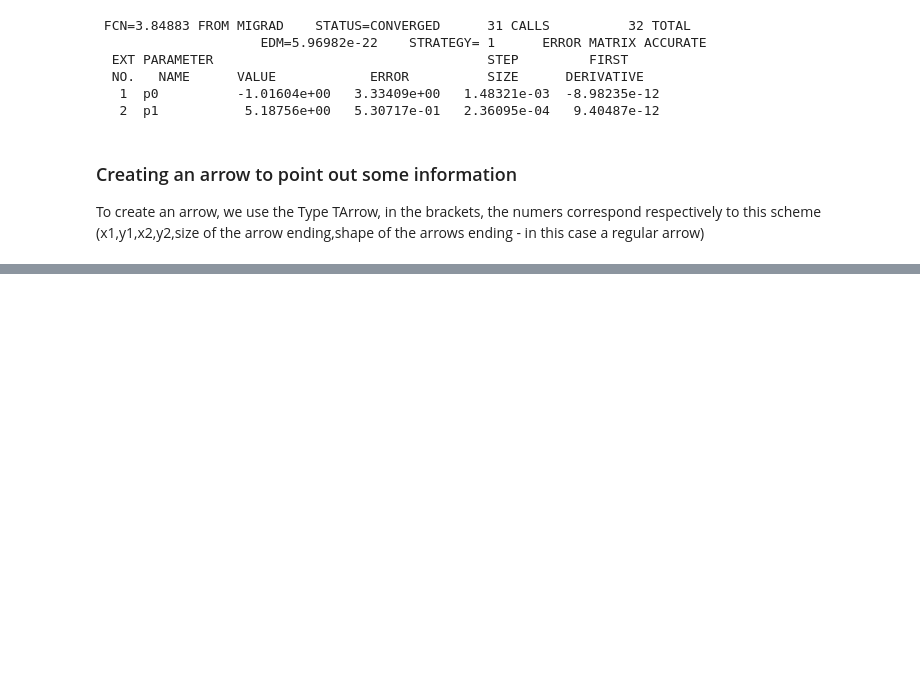
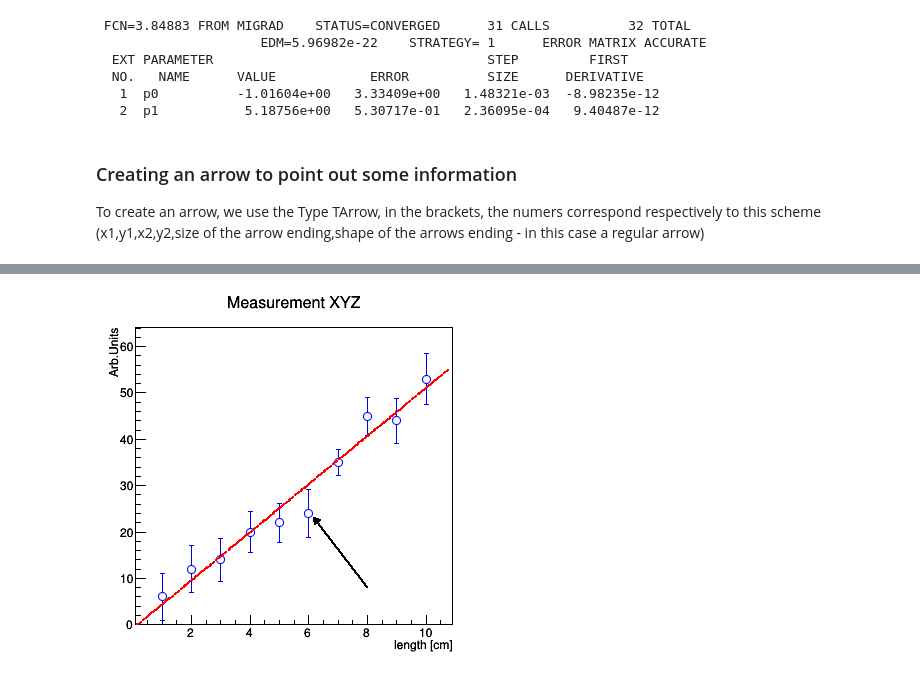
Before and after one commit to rkunnawa/RootTutorial, a Jupyter notebook: Macro1_cpp.ipynb, the cells around one changed output, grey strips where cells are left out. Saved outputs shown, nothing was run; the diff lists cells and outputs as text; code cells hidden in the pictures; blank space fills up the shorter version.

```diff
--- a/Macro1_cpp.ipynb
+++ b/Macro1_cpp.ipynb
@@ -79,0 +59,4 @@ input_line_62:2:9: note: previous definition is here
+# %%
+c->Draw()
+# %% [output]
+[figure, added]
```
Also changed, not shown: parts of 6 cells of this notebook, 11 other files.
